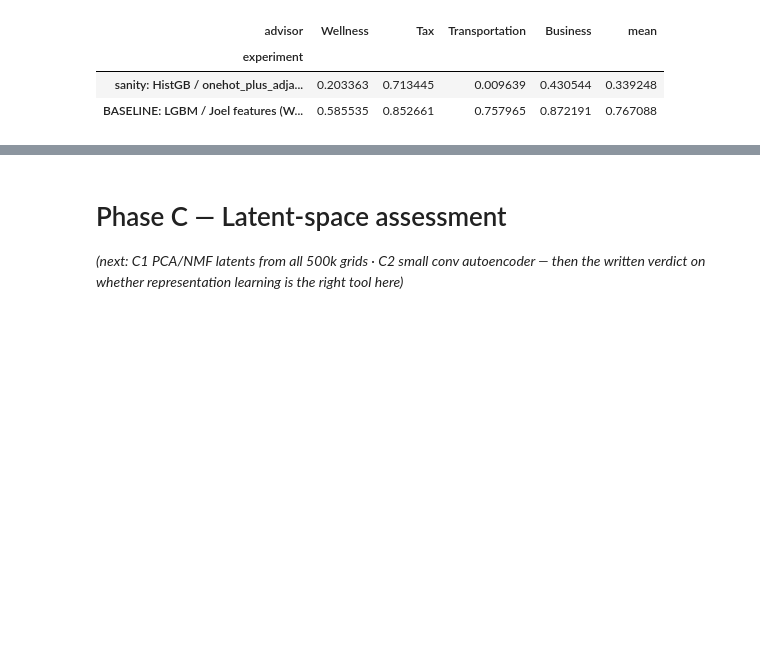
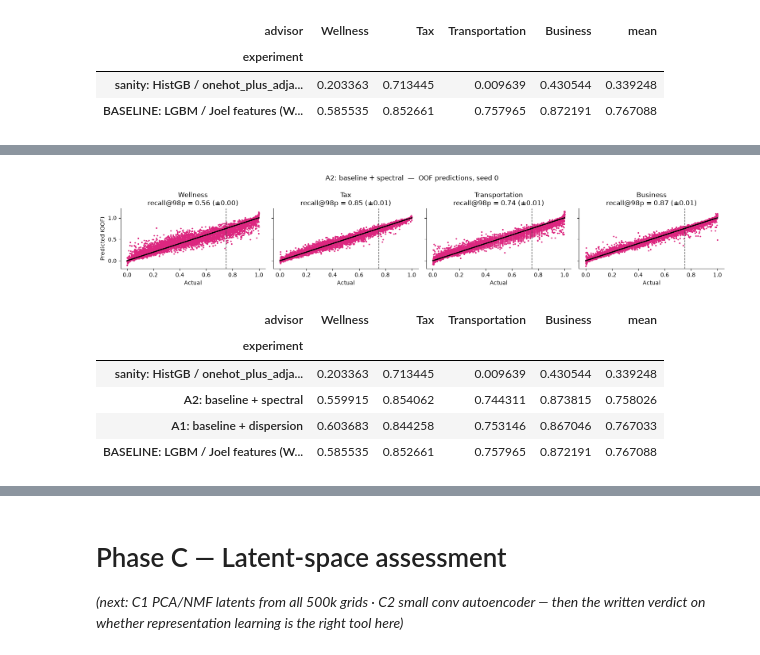
Before and after one commit to Joel-Pederson/2.156-ps2, a Jupyter notebook: improve_regressor_beyond_joel.ipynb, the cells around one changed output, grey strips where cells are left out. Drawn from its saved outputs; the diff is of its cells as text; code cells hidden in the pictures; blank space fills up the shorter version.

```diff
--- a/improve_regressor_beyond_joel.ipynb
+++ b/improve_regressor_beyond_joel.ipynb
@@ -307,0 +391,26 @@ B4 pseudo-labeling with the 495k unlabeled grids)*
+# %%
+# A2
+from scipy.fft import dctn
+
+
+def spectral_features(grid_arr, k=3):
+    """(n, 7, 7) -> (n, 5*k*k) float32: |DCT-II| of each district mask, lowest k x k frequencies."""
+    n = len(grid_arr)
+    feats = []
+    for d in range(5):
+        mask = (grid_arr == d).astype(np.float64)
+        coef = dctn(mask, axes=(1, 2), norm="ortho")
+        feats.append(np.abs(coef[:, :k, :k]).reshape(n, k * k))
+    return np.hstack(feats).astype(np.float32)
+
+
+run_experiment_cv("A2: baseline + spectral", with_group(spectral_features), lgbm)
+results_table_cv()
+# %% [output]
+[figure, added]
+| advisor | Wellness | Tax | Transportation | Business | mean |
+| experiment |  |  |  |  |  |
+| sanity: HistGB / onehot_plus_adja... | 0.203363 | 0.713445 | 0.009639 | 0.430544 | 0.339248 |
+| A2: baseline + spectral | 0.559915 | 0.854062 | 0.744311 | 0.873815 | 0.758026 |
+| A1: baseline + dispersion | 0.603683 | 0.844258 | 0.753146 | 0.867046 | 0.767033 |
+| BASELINE: LGBM / Joel features (W... | 0.585535 | 0.852661 | 0.757965 | 0.872191 | 0.767088 |
```
Also changed, not shown: parts of 19 cells of this notebook, 1 other file.
